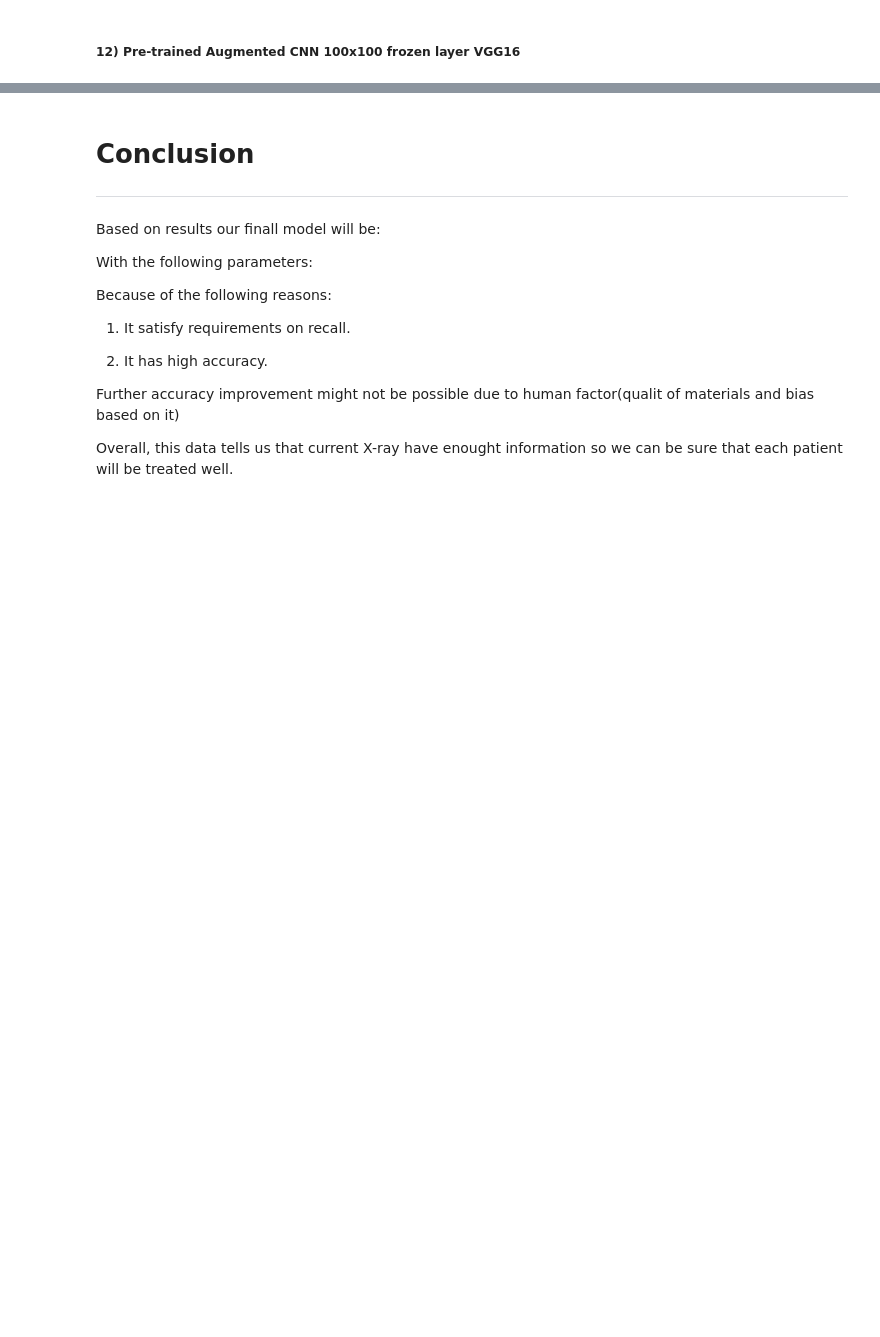
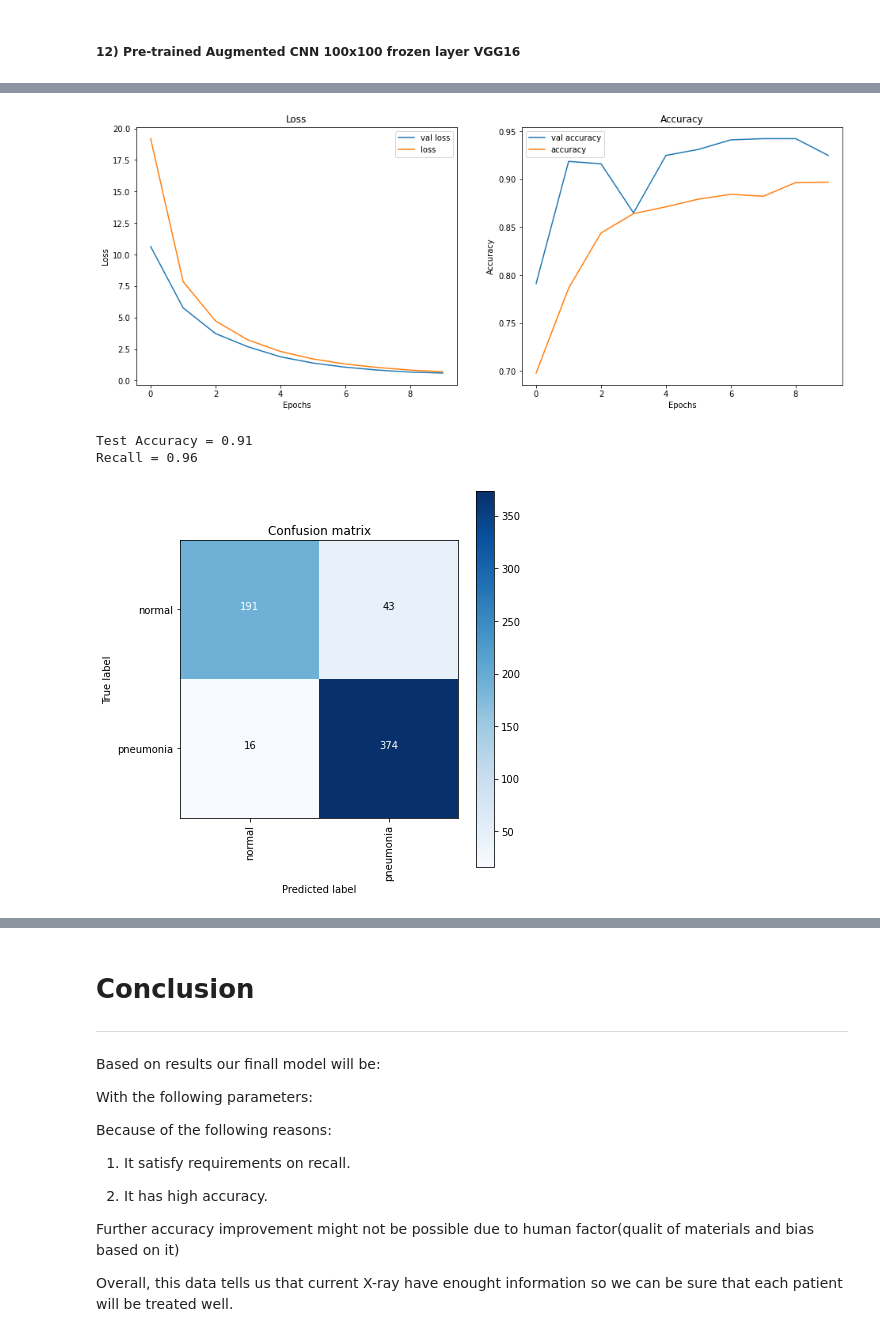
Before and after one commit to 314ka4y/Image_classification, a Jupyter notebook: Project_classification.ipynb, the cells around one changed output, grey strips where cells are left out. Saved outputs shown, nothing was run; the diff lists cells and outputs as text; code cells hidden in the pictures; blank space fills up the shorter version.

```diff
--- a/Project_classification.ipynb
+++ b/Project_classification.ipynb
@@ -1482,0 +1631,67 @@ plot_results(history__new7, model_new7, test_images_100_arg, test_y)
+# %%
+train_datagen_arg_100 = ImageDataGenerator(rescale=1./255,
+                                   rotation_range=20,
+                                   width_shift_range=0.2,
+                                   height_shift_range=0.2,
+                                   shear_range=0.2,
+                                   vertical_flip=True)
+test_generator_arg_100 = ImageDataGenerator(rescale=1./255).flow_from_directory(
+        test_folder,
+        target_size=(100, 100),
+        batch_size = test_img_number,
+        class_mode='binary')
+
+# get all the data in the directory split/validation, and reshape them
+val_generator_arg_100 = ImageDataGenerator(rescale=1./255).flow_from_directory(
+        val_folder,
+        target_size=(100, 100),
+        batch_size = 32,
+        class_mode='binary',
+        shuffle = True)
+
+# get all the data in the directory split/train , and reshape them
+train_generator_arg_100 = train_datagen_arg_100.flow_from_directory(
+        train_folder, target_size=(100, 100),
+        batch_size = 120, class_mode='binary',
+        shuffle = True)
+test_images, test_labels = next(test_generator_arg_100)
+test_y = np.reshape(test_labels[:,], (test_img_number,1))
+
+
+model_name = "Pre-trained Augmented CNN 100x100 frozen layer VGG16"
+
+base_model_cnn = VGG16(
+        weights='imagenet',
+        include_top=False,
+        input_shape=(100,100,3))
+# Freeze VGG layer
+base_model_cnn.trainable = False
+
+model_new6 = models.Sequential()
+model_new6.add(base_model_cnn)
+model_new6.add(layers.Flatten())
+model_new6.add(layers.Dense(1000, activation="relu", kernel_regularizer = l2(l2 = 0.01)))
+model_new6.add(layers.Dropout(0.7))
+model_new6.add(layers.Dense(1000, activation="relu", kernel_regularizer = l2(l2 = 0.01)))
+model_new6.add(layers.Dropout(0.7))
+model_new6.add(layers.Dense(300, activation="relu", kernel_regularizer = l2(l2 = 0.01)))
+model_new6.add(layers.Dropout(0.6))
+model_new6.add(layers.Dense(1,activation="sigmoid"))
+model_new6.compile(
+    loss='binary_crossentropy',
+    optimizer="adam",
+    metrics=['accuracy'])
+
+start = time.time()
+history__new6 = model_new6.fit_generator(train_generator_arg_100,
+                                steps_per_epoch=25,
+                                epochs=10,
+                                validation_data=val_generator_arg_100,
+                                validation_steps=25)
+end = time.time()
+train_time = round(end-start, 0)
+
+results_df = make_results(results_df,image_size,train_time,model_name,history__new6, model_new6, test_images, test_y)
+display(results_df)
+plot_results(history__new6, model_new6, test_images, test_y)
+# %% [output]
@@ -1482,0 +1732,4 @@ plot_results(history__new7, model_new7, test_images_100_arg, test_y)
+[figure, added]
+Test Accuracy = 0.91
+Recall = 0.96
+[figure, added]
```
Also changed, not shown: parts of 75 cells of this notebook.
